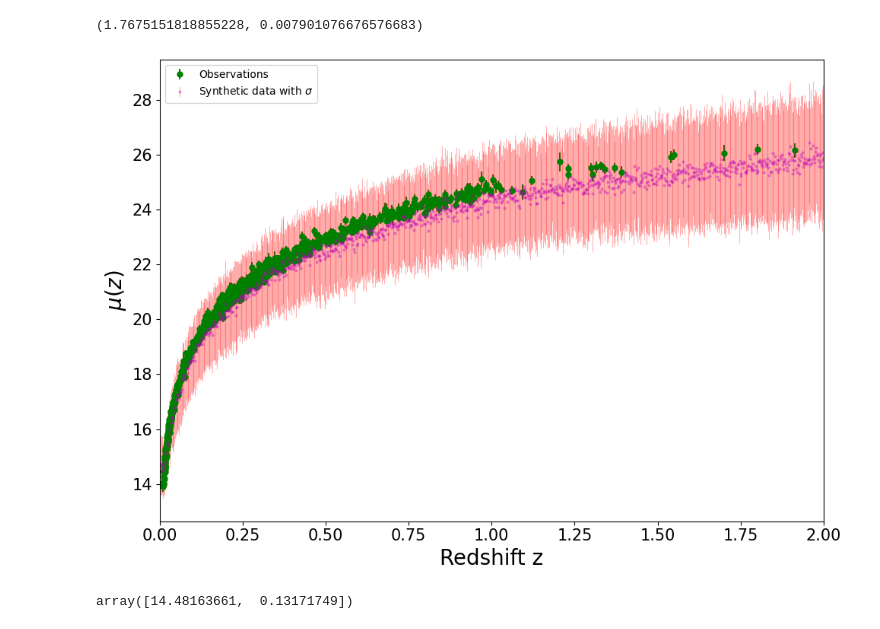
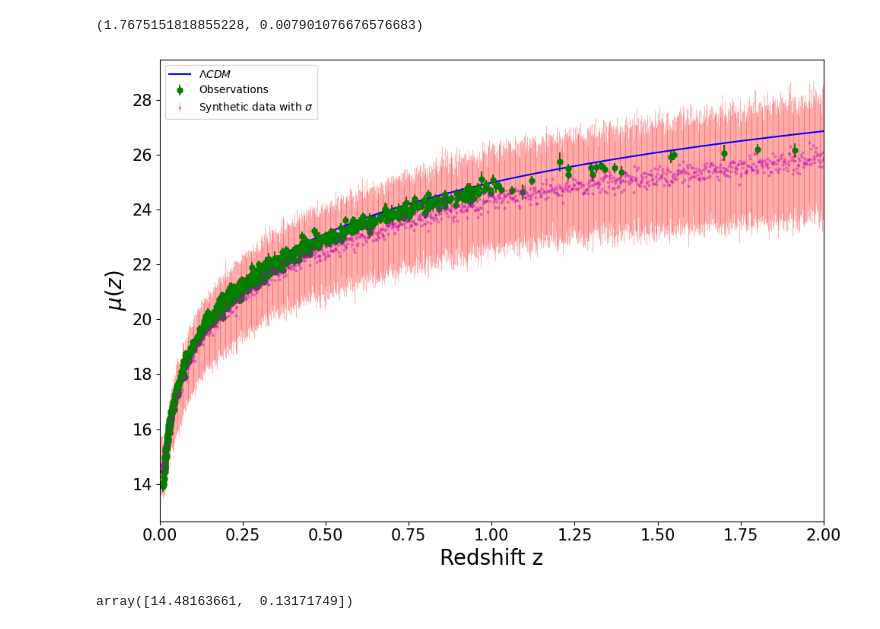
Before and after one commit to igomezv/SNIa_ML_regressions, a Jupyter notebook: ANN_Pantheon.ipynb, the cells around one changed output. Saved outputs shown, nothing was run; the diff lists cells and outputs as text; code cells hidden in the pictures.

```diff
--- a/ANN_Pantheon.ipynb
+++ b/ANN_Pantheon.ipynb
@@ -420,30 +420,31 @@ np.mean(std_mc_dropout[:,0]), np.mean(std_mc_dropout[:,1])
 # %%
 # Plotting
 plt.figure(figsize=(10, 7), dpi=100)
 # plt.figure(figsize=(5, 4), dpi=100)
 sigma = np.sqrt(std_mc_dropout[:, 0]**2 + std_mc_dropout[:, 1]**2+ prediction_mc_dropout[:,1]**2)
 
 
 # plt.scatter(scalerz.inverse_transform(zz), yy, color='k', label='Original cosmic chronometers')
+plt.plot(zmodel, flcdm, label='$\Lambda CDM$', c='b')
 plt.errorbar(df['zcmb'], df['mb'], df['errors'], fmt='g.', markersize=10, label='Observations')
 plt.errorbar(x_test, prediction_mc_dropout[:,0], yerr=sigma, markersize=2, fmt='o',
              ecolor='r', capthick=2, elinewidth=0.8, alpha=0.3, c='m',
              label='Synthetic data with $\sigma$')
 
 plt.xlim(0,2)
 
 # plt.xlabel('Redshift')
 # plt.ylabel('$H(z)$')
 plt.ylabel("$\mu(z)$", fontsize=20)
 plt.xlabel("Redshift z", fontsize=20)
 plt.xticks(fontsize=15)
 plt.yticks(fontsize=15)
 # plt.legend(loc='best')
 plt.legend(loc='upper left')
 # plt.show()
 plt.tight_layout()
 # %% [output]
-[figure, old version]
+[figure, new version]
 # %%
  prediction_mc_dropout[0,:]
 # %% [output]
```
Also changed, not shown: parts of 2 cells of this notebook.
